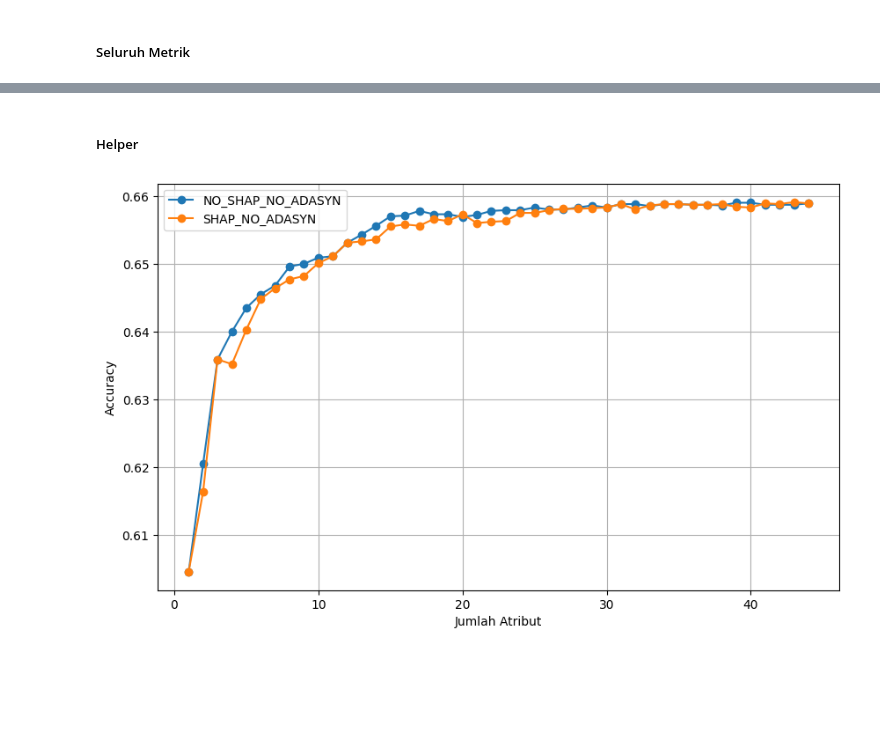
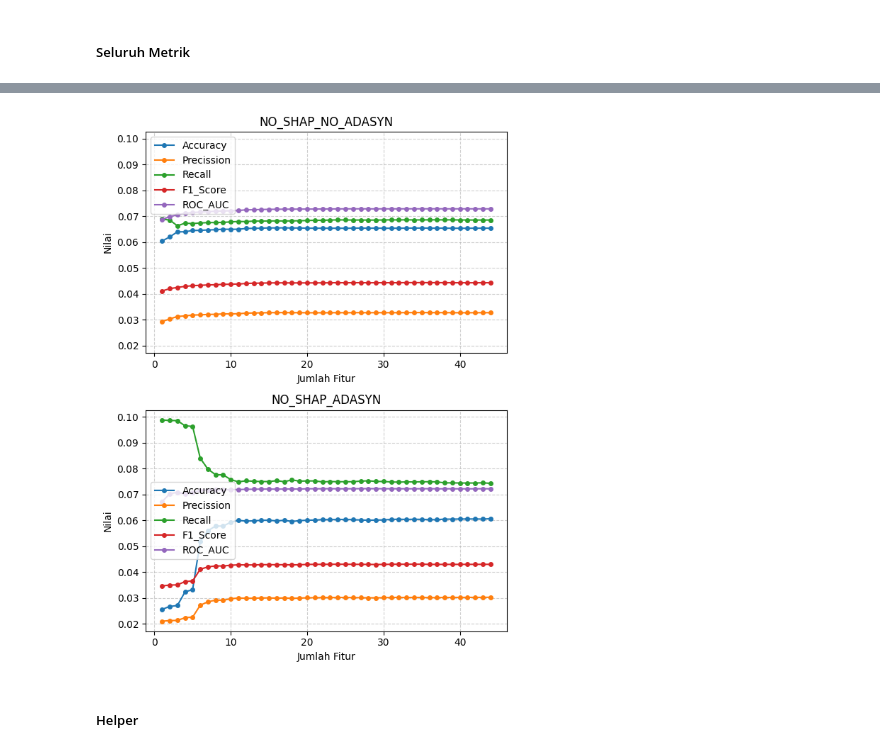
Before and after one commit to irfanbudianto/Feature_Importance, a Jupyter notebook: Feature_Importance_LightGBM.ipynb, the cells around one changed output, grey strips where cells are left out. Saved outputs shown, nothing was run; the diff lists cells and outputs as text; code cells hidden in the pictures; blank space fills up the shorter version.

```diff
--- a/Feature_Importance_LightGBM.ipynb
+++ b/Feature_Importance_LightGBM.ipynb
@@ -791,3 +716,54 @@ plt.show()
+# %%
+from io import StringIO
+
+with open('D:\\Irfan_Space\\Python\\EDA\\hasil03.txt') as f:
+    df = pd.read_csv(
+        StringIO(f.read()),
+        sep='\t',
+        header=None,
+        names=['Mode', 'Jml_Atribut', 'Accuracy', 'Precission', 'Recall', 'F1_Score', 'ROC_AUC', 'Time']
+    )
+# %%
+# Daftar metrik (pastikan nama sesuai kolom di df)
+metrics = ['Accuracy', 'Precission', 'Recall', 'F1_Score', 'ROC_AUC']
+
+# Jika kamu sengaja ingin menampilkan skor dalam persen, kalikan dengan 100, bukan 0.1
+# df[metrics] = df[metrics] * 100  # Hanya aktifkan jika perlu
+# Tapi berdasarkan data contoh (0.65, 0.32, dst), biarkan saja tanpa scaling.
+
+# Ambil mode unik (diasumsikan ada 2 mode)
+modes = df['Mode'].unique()
+
+# Pastikan hanya ambil maksimal 2 mode (jika lebih, tambah logika)
+if len(modes) > 2:
+    # Ada 2 perlakuan: Model Based & Model Based + SHAP
+    modes = modes[:2]
+    # modes = modes[2:]
+
+# Buat subplot
+fig, axes = plt.subplots(nrows=2, ncols=1, figsize=(6, 8), sharey=True)
+if len(modes) == 1:
+    axes = [axes]  # Konversi ke list agar iterasi konsisten
+
+for i, mode in enumerate(modes):
+    subset = df[df['Mode'] == mode]
+    # Gunakan 'Iterasi' sebagai x-axis (karena tidak ada 'Jml_Atribut')
+    for metric in metrics:
+        axes[i].plot(subset['Jml_Atribut'], subset[metric], label=metric, marker='o', markersize=4)
+    axes[i].set_title(f'{mode}', fontsize=12)
+    axes[i].set_ylabel('Nilai')
+    axes[i].set_xlabel('Jumlah Fitur')  # Label x untuk setiap subplot (lebih jelas)
+    axes[i].legend()
+    axes[i].grid(True, linestyle='--', alpha=0.6)
+
+# Jika hanya ada 1 mode, hapus subplot kedua
+if len(modes) == 1:
+    fig.delaxes(axes[1])
+
+plt.tight_layout()
+plt.show()
+# %% [output]
+[figure, added]
 # %% [markdown]
 ##### Helper
 # %%
@@ -813,7 +781,3 @@ def perbandingan_att(att1,att2,metric):
     plt.legend()
     plt.grid(True)
     plt.show()
-# %%
-perbandingan_att('NO_SHAP_NO_ADASYN', 'SHAP_NO_ADASYN', 'Accuracy')
-# %% [output]
-[figure, removed]
```
Also changed, not shown: parts of 22 cells of this notebook.
